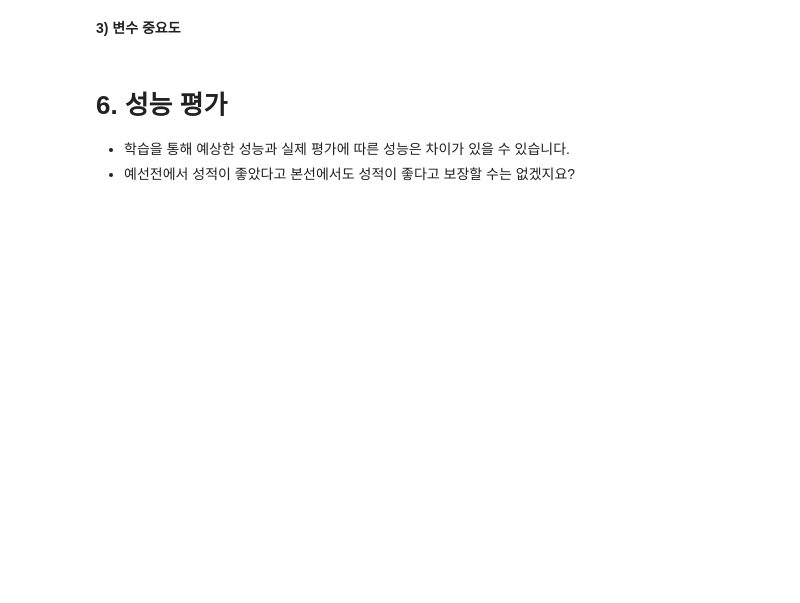
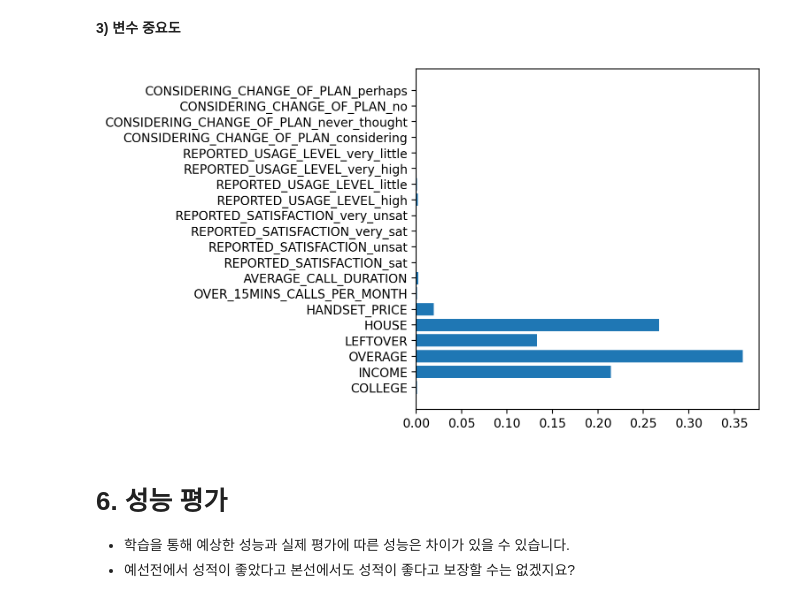
Before and after one commit to chrisseo2002/Machine_Learning, a Jupyter notebook: 익히기/실습04_06_GridSearch(결정트리,Mobile).ipynb, the cells around one changed output. Drawn from its saved outputs; the diff is of its cells as text; code cells hidden in the pictures; blank space fills up the shorter version.

```diff
--- a/익히기/실습04_06_GridSearch(결정트리,Mobile).ipynb
+++ b/익히기/실습04_06_GridSearch(결정트리,Mobile).ipynb
@@ -60,9 +86,10 @@ data.head()
 **3) 가변수화**
 # %%
 # 가변수화 대상: REPORTED_SATISFACTION, REPORTED_USAGE_LEVEL, CONSIDERING_CHANGE_OF_PLAN
-
+dumm_col = ['REPORTED_SATISFACTION', 'REPORTED_USAGE_LEVEL', 'CONSIDERING_CHANGE_OF_PLAN']
 
 # 가변수화
-
+x = pd.get_dummies(x, columns=dumm_col, drop_first=True)
 
 # 확인
+x.head()
@@ -76,3 +105,9 @@ data.head()
+# %%
+# 모듈 불러오기
+from sklearn.model_selection import train_test_split
+
+# 7:3으로 분리
+x_train, x_test, y_train, y_test = train_test_split(x, y, test_size=0.3, random_state=1)
 # %% [markdown]
 # 4.성능 예측
 
@@ -103,2 +140,14 @@ data.head()
+# %%
+from sklearn.model_selection import RandomizedSearchCV
+
+param = {'max_depth': range(1, 51)}
+
+model_dt = DecisionTreeClassifier(max_depth=10, random_state=1)
+
+model = RandomizedSearchCV(model_dt,
+                           param,
+                           cv = 10,
+                           scoring = 'accuracy')
 # %%
 # 학습하기
+model.fit(x_train, y_train)
@@ -117,3 +181,10 @@ data.head()
+# %%
+# 변수 중요도
+plt.figure(figsize=(5, 5))
+plt.barh(y=list(x), width=model.best_estimator_.feature_importances_)
+plt.show()
+# %% [output]
+[figure, added]
 # %% [markdown]
 # 6. 성능 평가
 
```
Also changed, not shown: parts of 24 cells of this notebook, 7 other files.
